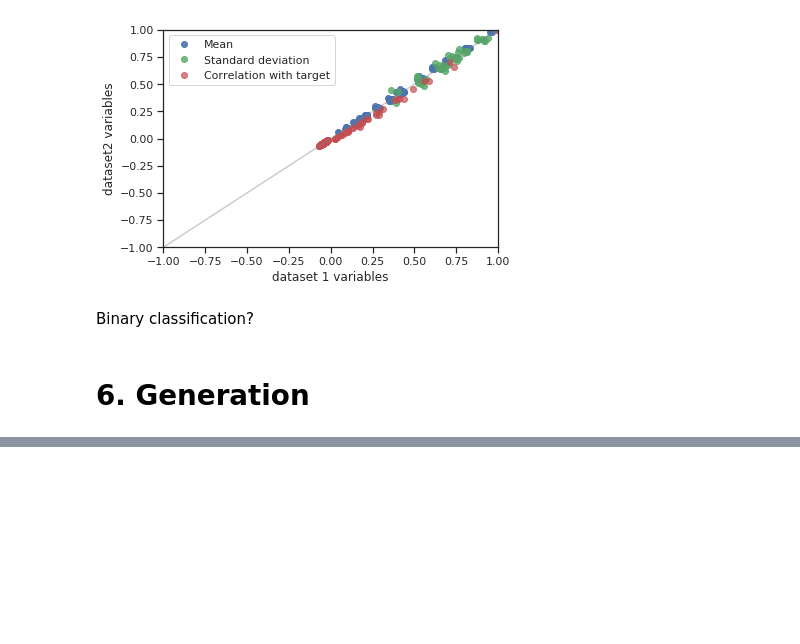
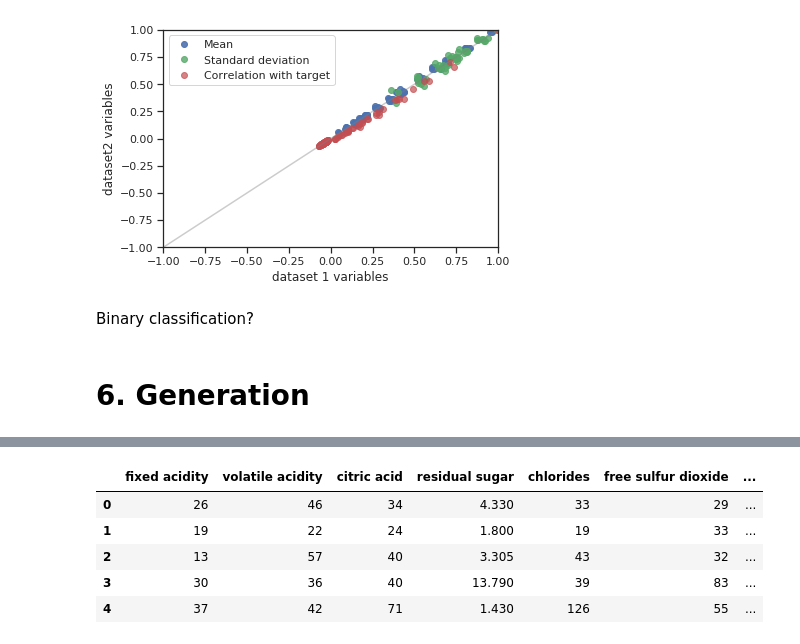
Before and after one commit to Didayolo/autopandas, a Jupyter notebook: AutoPandas_workspace.ipynb, the cells around one changed output, grey strips where cells are left out. Drawn from its saved outputs; the diff is of its cells as text; code cells hidden in the pictures; blank space fills up the shorter version.

```diff
--- a/AutoData_workspace.ipynb
+++ b/AutoPandas_workspace.ipynb
@@ -177,0 +206,11 @@ Binary classification?
+# %%
+gen = ad.generators.ANM()
+gen.fit(data)
+gen.sample(n=5)
+# %% [output]
+|  | fixed acidity | volatile acidity | citric acid | residual sugar | chlorides | free sulfur dioxide | ... |
+| 0 | 26 | 46 | 34 | 4.330 | 33 | 29 | ... |
+| 1 | 19 | 22 | 24 | 1.800 | 19 | 33 | ... |
+| 2 | 13 | 57 | 40 | 3.305 | 43 | 32 | ... |
+| 3 | 30 | 36 | 40 | 13.790 | 39 | 83 | ... |
+| 4 | 37 | 42 | 71 | 1.430 | 126 | 55 | ... |
```
Also changed, not shown: parts of 12 cells of this notebook, 7 other files.
